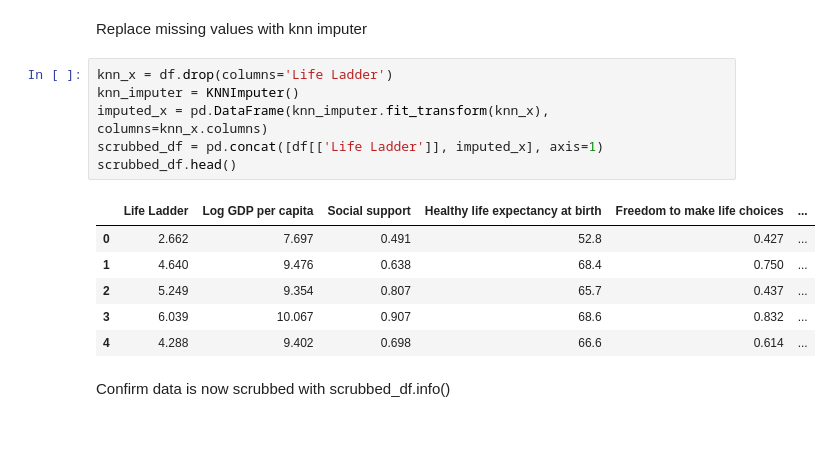
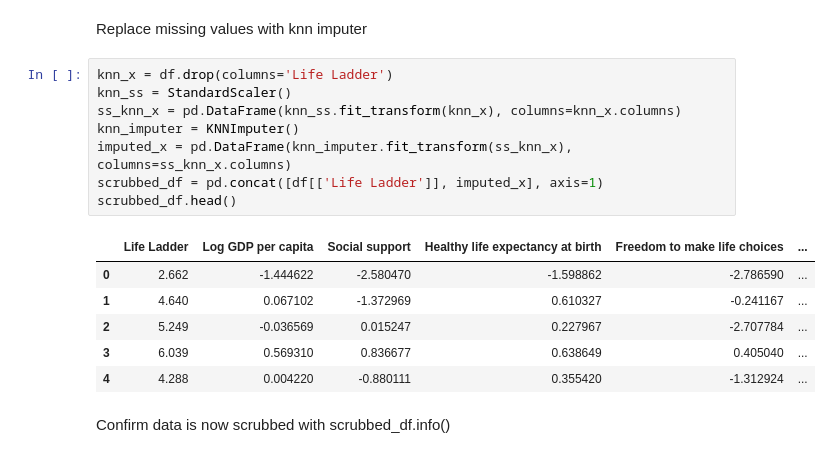
Before and after one commit to blantj/happiness_regression, a Jupyter notebook: Modeling.ipynb, the cells around one changed output. Saved outputs shown, nothing was run; the diff lists cells and outputs as text.

```diff
--- a/Modeling.ipynb
+++ b/Modeling.ipynb
@@ -98,17 +103,19 @@ df.head()
 Replace missing values with knn imputer
 # %%
 knn_x = df.drop(columns='Life Ladder')
+knn_ss = StandardScaler()
+ss_knn_x = pd.DataFrame(knn_ss.fit_transform(knn_x), columns=knn_x.columns)
 knn_imputer = KNNImputer()
-imputed_x = pd.DataFrame(knn_imputer.fit_transform(knn_x), columns=knn_x.columns)
+imputed_x = pd.DataFrame(knn_imputer.fit_transform(ss_knn_x), columns=ss_knn_x.columns)
 scrubbed_df = pd.concat([df[['Life Ladder']], imputed_x], axis=1)
 scrubbed_df.head()
 # %% [output]
 |  | Life Ladder | Log GDP per capita | Social support | Healthy life expectancy at birth | Freedom to make life choices | ... |
-| 0 | 2.662 | 7.697 | 0.491 | 52.8 | 0.427 | ... |
-| 1 | 4.640 | 9.476 | 0.638 | 68.4 | 0.750 | ... |
-| 2 | 5.249 | 9.354 | 0.807 | 65.7 | 0.437 | ... |
-| 3 | 6.039 | 10.067 | 0.907 | 68.6 | 0.832 | ... |
-| 4 | 4.288 | 9.402 | 0.698 | 66.6 | 0.614 | ... |
+| 0 | 2.662 | -1.444622 | -2.580470 | -1.598862 | -2.786590 | ... |
+| 1 | 4.640 | 0.067102 | -1.372969 | 0.610327 | -0.241167 | ... |
+| 2 | 5.249 | -0.036569 | 0.015247 | 0.227967 | -2.707784 | ... |
+| 3 | 6.039 | 0.569310 | 0.836677 | 0.638649 | 0.405040 | ... |
+| 4 | 4.288 | 0.004220 | -0.880111 | 0.355420 | -1.312924 | ... |
 # %% [markdown]
 Confirm data is now scrubbed with scrubbed_df.info()
 # %%
```
Also changed, not shown: parts of 20 cells of this notebook.
